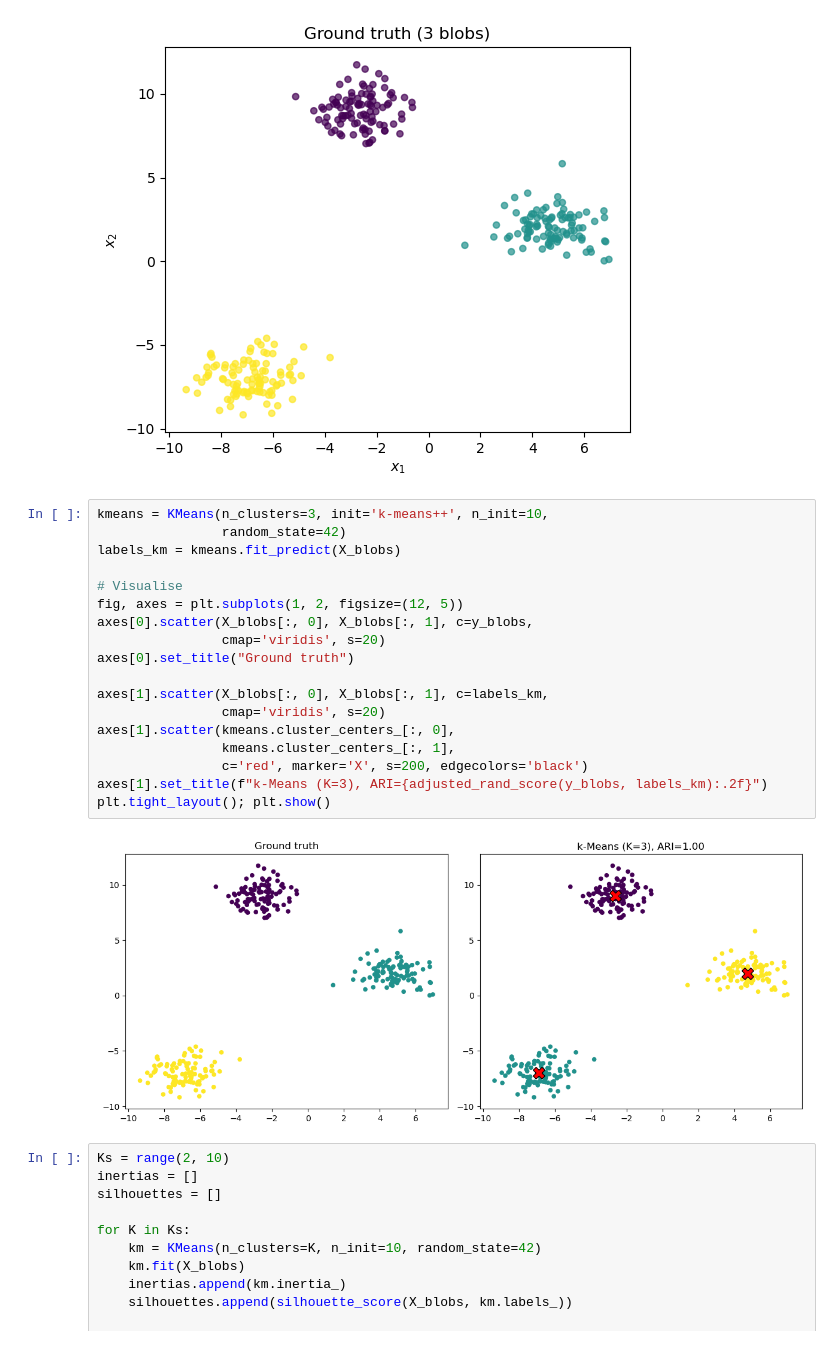
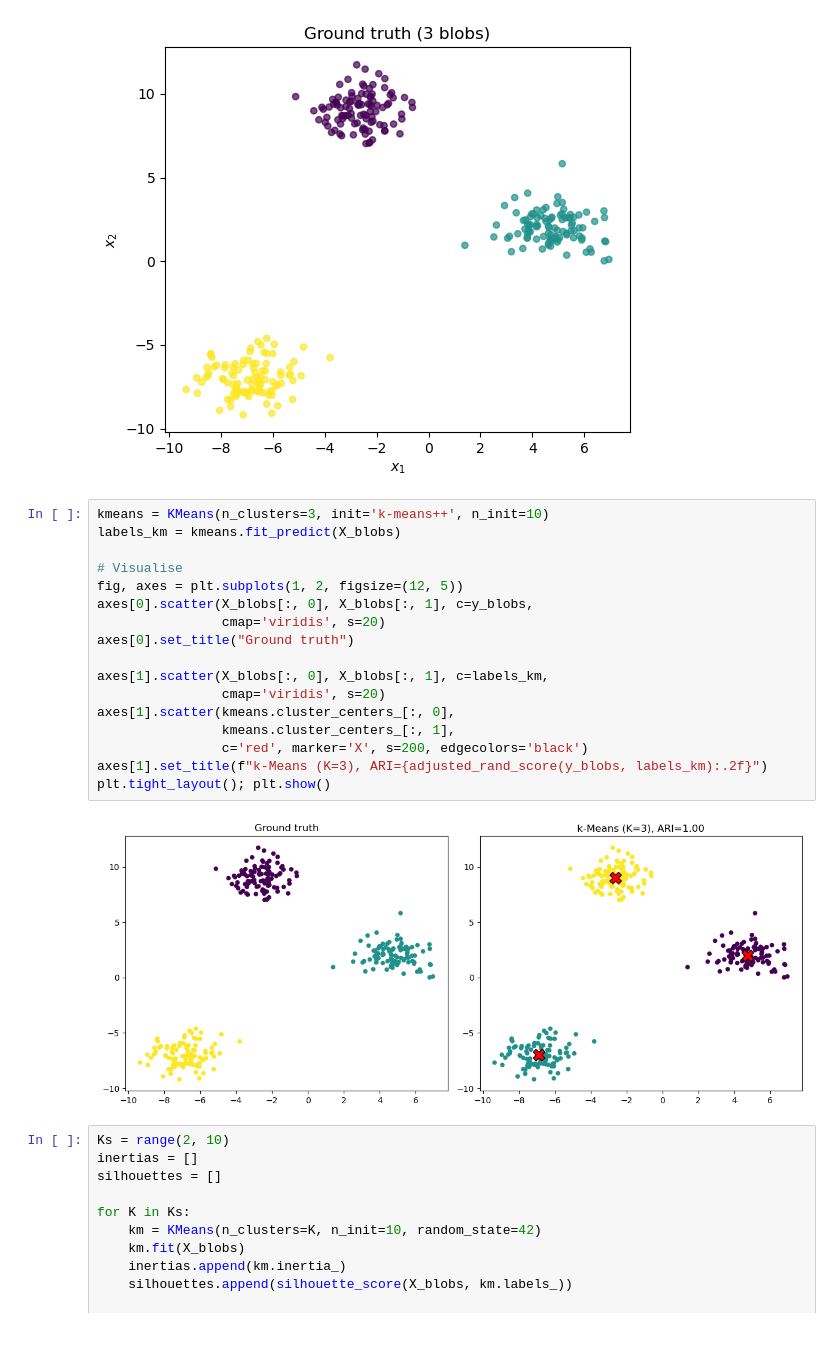
Before and after one commit to mdreveton/M2-statistical-learning, a Jupyter notebook: TP1-clustering/Exo1_kmeans.ipynb, the cells around one changed output. Drawn from its saved outputs; the diff is of its cells as text.

```diff
--- a/TP1-clustering/Exo1_kmeans.ipynb
+++ b/TP1-clustering/Exo1_kmeans.ipynb
@@ -23,25 +23,24 @@ plt.show()
 # %% [output]
 [figure]
 # %%
-kmeans = KMeans(n_clusters=3, init='k-means++', n_init=10,
-                random_state=42)
+kmeans = KMeans(n_clusters=3, init='k-means++', n_init=10)
 labels_km = kmeans.fit_predict(X_blobs)
 
 # Visualise
 fig, axes = plt.subplots(1, 2, figsize=(12, 5))
 axes[0].scatter(X_blobs[:, 0], X_blobs[:, 1], c=y_blobs,
                 cmap='viridis', s=20)
 axes[0].set_title("Ground truth")
 
 axes[1].scatter(X_blobs[:, 0], X_blobs[:, 1], c=labels_km,
                 cmap='viridis', s=20)
 axes[1].scatter(kmeans.cluster_centers_[:, 0],
                 kmeans.cluster_centers_[:, 1],
                 c='red', marker='X', s=200, edgecolors='black')
 axes[1].set_title(f"k-Means (K=3), ARI={adjusted_rand_score(y_blobs, labels_km):.2f}")
 plt.tight_layout(); plt.show()
 # %% [output]
-[figure, old version]
+[figure, new version]
 # %%
 Ks = range(2, 10)
 inertias = []
```
Also changed, not shown: 5 other files.
